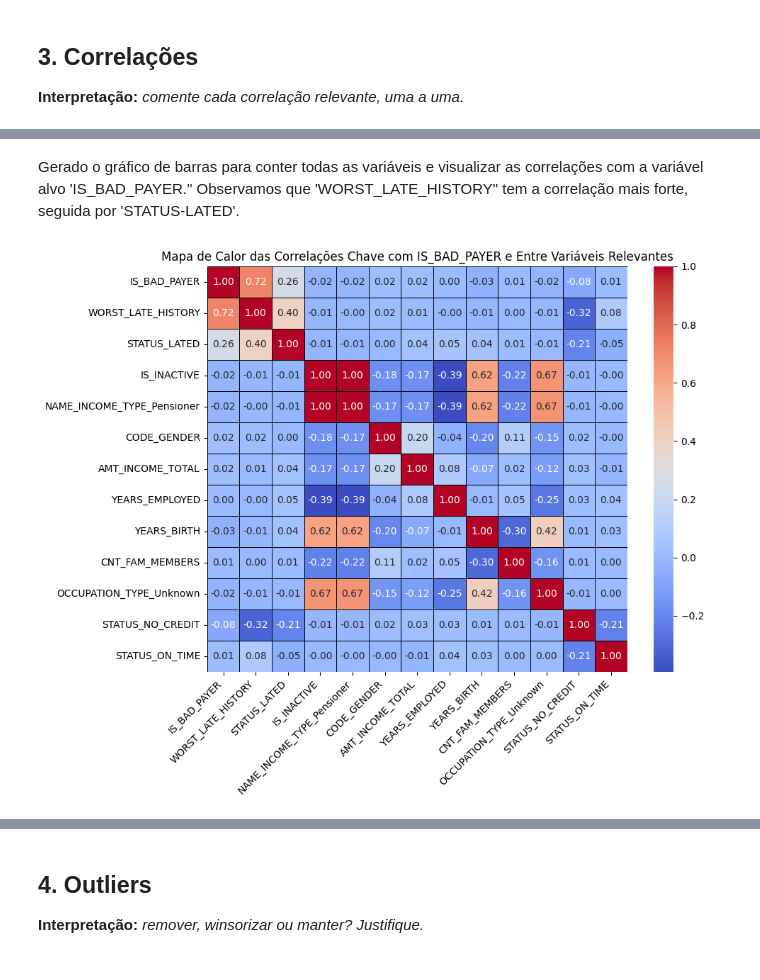
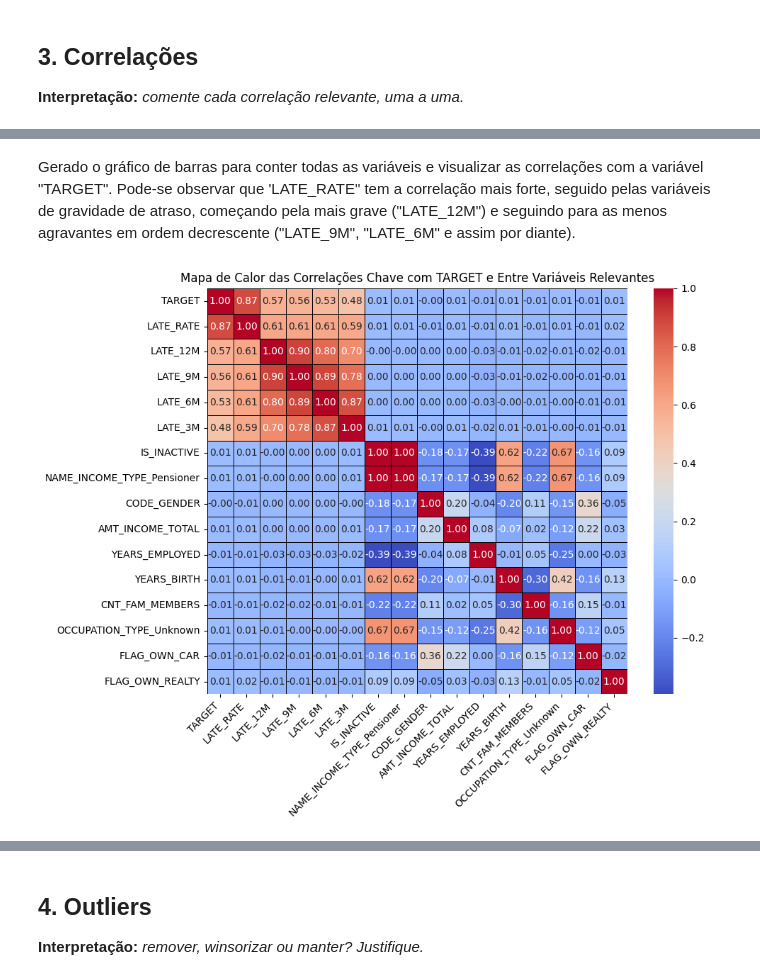
Before and after one commit to Ginkno/postech-tech-challenge-fase2-grupo1-12dtat, a Jupyter notebook: notebooks/ 01_eda.ipynb, the cells around one changed output, grey strips where cells are left out. Saved outputs shown, nothing was run; the diff lists cells and outputs as text; code cells hidden in the pictures.

Commit message:
add: análise de correlações target e síntese

```diff
--- a/notebooks/ 01_eda.ipynb
+++ b/notebooks/ 01_eda.ipynb
@@ -1022,6 +1008,8 @@ df_corr = df_final.copy()
 df_corr["CODE_GENDER"] = df_corr["CODE_GENDER"].map({"M": 1, "F": 0})
 df_corr["FLAG_OWN_CAR"] = df_corr["FLAG_OWN_CAR"].map({"Y": 1, "N": 0})
 df_corr["FLAG_OWN_REALTY"] = df_corr["FLAG_OWN_REALTY"].map({"Y": 1, "N": 0})
+df_corr["WORST_LATE"] = df_corr["WORST_LATE"].map({"C": 0, "0": 1, "1": 2, "2": 3, "3": 4, "4": 5, "5": 6})
+df_corr["TARGET"] = pd.to_numeric(df_corr["TARGET"], errors="coerce")
 
 # Identificar colunas categóricas restantes que não são binárias
 categorical_cols_to_encode = [
@@ -1041,9 +1029,8 @@ numerical_cols = [
     "CODE_GENDER", "FLAG_OWN_CAR", "FLAG_OWN_REALTY", "CNT_CHILDREN",
     "AMT_INCOME_TOTAL","YEARS_BIRTH", "YEARS_EMPLOYED", "IS_INACTIVE",
     "CNT_FAM_MEMBERS", "FLAG_WORK_PHONE", "FLAG_PHONE", "FLAG_EMAIL",
-    "LATE_3M", "LATE_6M", "LATE_9M", "LATE_12M", "WORST_LATE","LAST_LATE",
-    "HIST_LENGTH", "TOTAL_LATES", "LATE_RATE",
-
+    "LATE_3M", "LATE_6M", "LATE_9M", "LATE_12M", "WORST_LATE", "LAST_LATE",
+    "HIST_LENGTH", "TOTAL_LATES", "LATE_RATE", "TARGET"
 ] + list(df_encoded_cols.columns)
 
 # Filtrar df_corr para incluir apenas as colunas numéricas selecionadas
@@ -1067,33 +1062,35 @@ KeyError: 'IS_BAD_PAYER'
 # %% [markdown]
-Gerado o gráfico de barras para conter todas as variáveis e visualizar as correlações com a variável alvo 'IS_BAD_PAYER." Observamos que 'WORST_LATE_HISTORY" tem a correlação mais forte, seguida por 'STATUS-LATED'.
+Gerado o gráfico de barras para conter todas as variáveis e visualizar as correlações com a variável "TARGET". Pode-se observar que 'LATE_RATE" tem a correlação mais forte, seguido pelas variáveis de gravidade de atraso, começando pela mais grave ("LATE_12M") e seguindo para as menos agravantes em ordem decrescente ("LATE_9M", "LATE_6M" e assim por diante).
 # %%
-#Colunas relevantes para a criação da matriz de correlação.
+# Colunas relevantes para a criação da matriz de correlação.
 relevant_cols = [
-    'IS_BAD_PAYER', #Variável alvo
-    'WORST_LATE_HISTORY',
-    'STATUS_LATED',
+    'TARGET', #Variável alvo
+    'LATE_RATE',
+    'LATE_12M',
+    'LATE_9M',
+    'LATE_6M',
+    'LATE_3M',
     'IS_INACTIVE',
     'NAME_INCOME_TYPE_Pensioner',
     'CODE_GENDER',
     'AMT_INCOME_TOTAL',
     'YEARS_EMPLOYED',
     'YEARS_BIRTH',
     'CNT_FAM_MEMBERS',
     'OCCUPATION_TYPE_Unknown',
-    'STATUS_NO_CREDIT',
-    'STATUS_ON_TIME'
-
+    'FLAG_OWN_CAR',
+    'FLAG_OWN_REALTY'
 ]
 
 # Calcular a matriz de correlação para as variáveis selecionadas
 correlation_matrix = df_numerical_corr[relevant_cols].corr()
 
 plt.figure(figsize=(10, 8))
 sns.heatmap(correlation_matrix, annot=True, cmap='coolwarm', fmt=".2f", linewidths=.5, linecolor='black')
-plt.title('Mapa de Calor das Correlações Chave com IS_BAD_PAYER e Entre Variáveis Relevantes')
+plt.title('Mapa de Calor das Correlações Chave com TARGET e Entre Variáveis Relevantes')
 plt.xticks(rotation=45, ha='right')
 plt.yticks(rotation=0)
 plt.tight_layout()
 plt.show()
 # %% [output]
-[figure, old version]
+[figure, new version]
```
Also changed, not shown: parts of 21 cells of this notebook.
